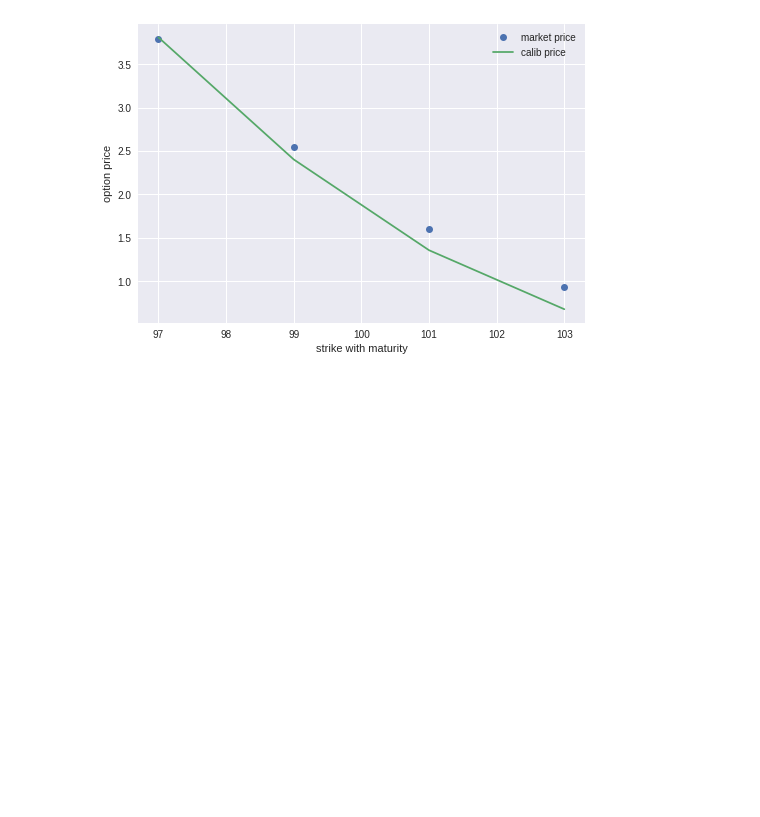
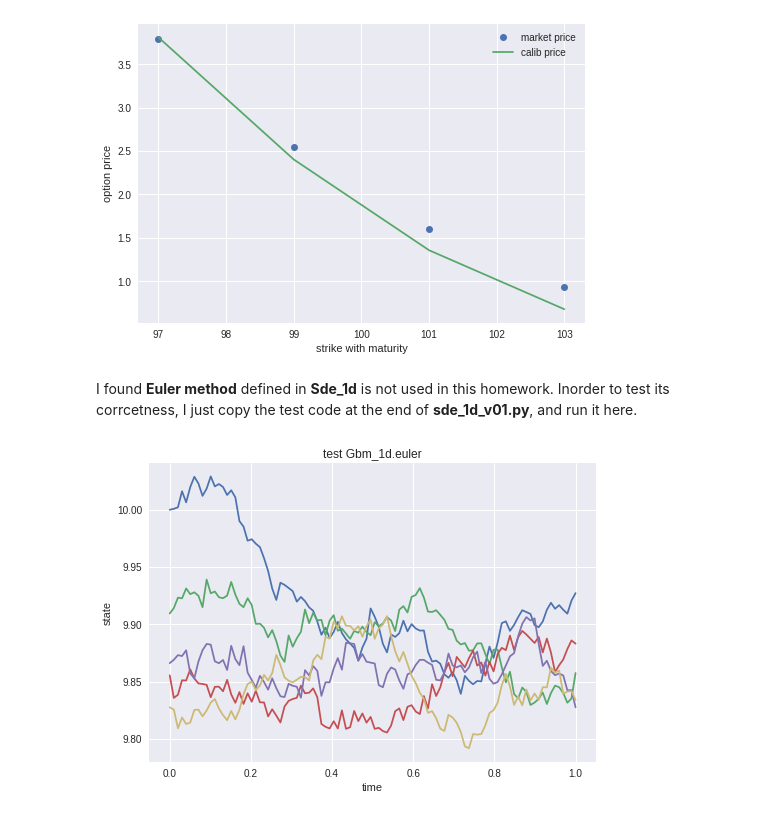
Before and after one commit to ZhyShe/18ma573ZhiyuanShe, a Jupyter notebook: src/hw4_2.ipynb, the cells around one changed output. Saved outputs shown, nothing was run; the diff lists cells and outputs as text; code cells hidden in the pictures; blank space fills up the shorter version.

```diff
--- a/src/hw4_2.ipynb
+++ b/src/hw4_2.ipynb
@@ -93,3 +110,18 @@ plt.legend()
 plt.show()
 # %% [output]
 [figure]
+# %% [markdown]
+I found **Euler method** defined in **Sde_1d** is not used in this homework. Inorder to test its corrcetness, I just copy the test  code at the end of  **sde_1d_v01.py**, and run it here.
+# %%
+gbm1 = Gbm_1d(init_state=10., drift_ratio=.03, vol_ratio=.25)
+grid = np.linspace(0,1,100)
+plt.figure()
+plt.title('test Gbm_1d.euler')
+plt.xlabel('time')
+plt.ylabel('state')
+for i in range(5):
+  xh = gbm1.euler(grid)
+  plt.plot(grid, xh)
+plt.show()
+# %% [output]
+[figure, added]
```
Also changed, not shown: parts of 6 cells of this notebook.
